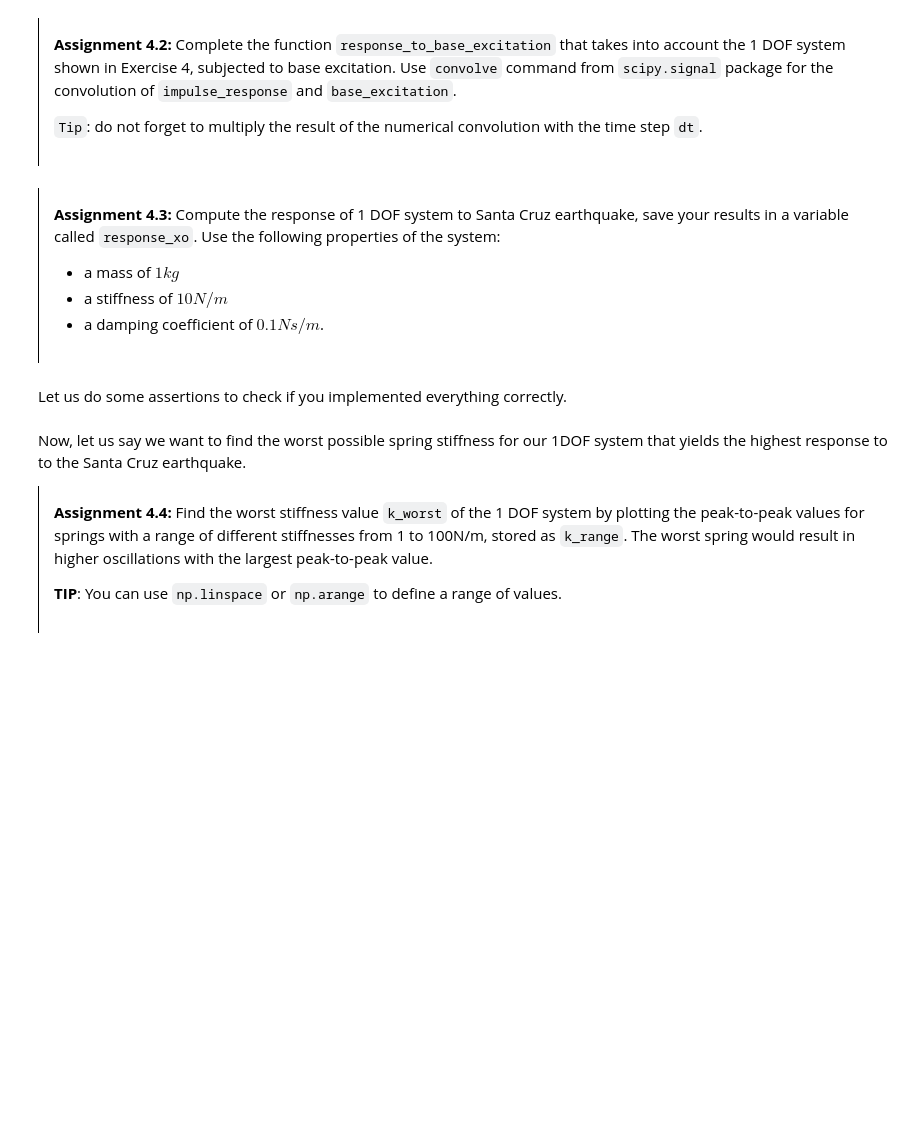
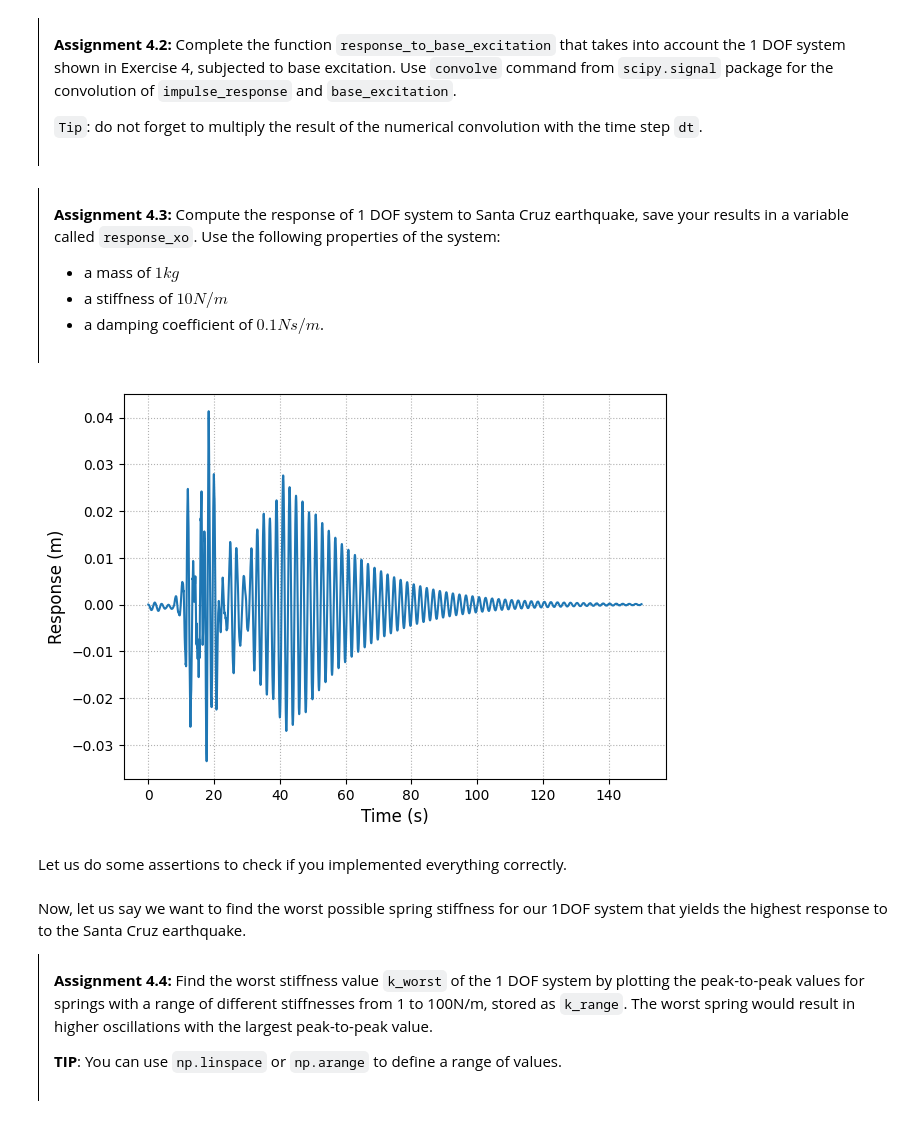
Before and after one commit to Hadain183/MV2627_Exercises, a Jupyter notebook: Session2_SDOF/session2.ipynb, the cells around one changed output. Saved outputs shown, nothing was run; the diff lists cells and outputs as text; code cells hidden in the pictures; blank space fills up the shorter version.

```diff
--- a/Session2_SDOF/session2.ipynb
+++ b/Session2_SDOF/session2.ipynb
@@ -221,10 +217,9 @@ Let us put the functions that you wrote in Exercise 1 to good use.  Consider a S
 <b>Assignment 2.1:</b> Calculate $\omega_n$, $\xi$ and $\omega_d$ for the system described above using the functions made in Exercise 1.
 # %%
 # YOUR CODE HERE
-raise NotImplementedError()
 
-w_n = calcW_n(m=m, k=k)
-xi = calcXi(m=m, c=c, k=k)
+w_n = calcW_n(1, 0.1)
+xi = calcXi(m=1, c=0.1, k=16)
 w_d = calcW_d(w_n, xi)
 
 conclusion = f'The system has a natural frequency of {w_n/2/np.pi:.3}Hz, a damping ratio of {xi*100}% and damped natural frequency of {w_d/2/np.pi:.3}Hz'
@@ -266,7 +263,7 @@ def impulse_response(m:float,c:float,k:float,t:np.ndarray):
     w_d= calcW_d(w_n, xi)
 
     # YOUR CODE HERE
-    raise NotImplementedError()
+    h = ( np.exp (-xi * w_n * t) * np.sin (w_d * t)) / (m * w_d)
     return h
 # %% [markdown]
 Validation, if the following cell runs without error you have successfully implemented `impulse_response`. To test the functions we will used some logical tests. Have a look at the tests below, do you understand their motivation?
@@ -380,7 +381,7 @@ def harmonic_force(f:float, t:float):
 
     """
     # YOUR CODE HERE
-    raise NotImplementedError()
+    force = np.sin(2*np.pi*f*t)
     return force
 # %% [markdown]
 Validation, if the following cell runs without error you have successfully implemented `harmonic_force`
@@ -628,7 +650,12 @@ def response_to_base_excitation(m:float,c:float,k:float,x_o_acc:np.ndarray,t:np.
     """
 
     # YOUR CODE HERE
-    raise NotImplementedError()
+
+    h = impulse_response(m=m, c=c, k=k, t=t)
+    f = - m * x_o_acc
+    dt = t[1] - t[0]
+    response = convolve(h,f, mode='full')*dt # Convolution of the force and the impulse response
+    # multiplying by dt to get the correct amplitude
 
     return response[:len(f)]
 # %% [markdown]
@@ -639,18 +666,21 @@ def response_to_base_excitation(m:float,c:float,k:float,x_o_acc:np.ndarray,t:np.
 - a stiffness of $10 N/m$
 - a damping coefficient of $0.1 Ns/m$.
 # %%
-t = None # time vector of Santa Cruz earthquake
-x_o_acc = None # acceleration of Santa Cruz earthquake
-response_xo = None # response to Santa Cruz earthquake
+t =  df['time (s)'] # time vector of Santa Cruz earthquake
+x_o_acc = df['acc (m/s2)'] # acceleration of Santa Cruz earthquake
+response_xo = response_to_base_excitation(1,0.1,10,x_o_acc,t)# response to Santa Cruz earthquake
 
 # YOUR CODE HERE
-raise NotImplementedError()
+
 
 fig, ax = plt.subplots(nrows=1,figsize=(7, 5))
 ax.plot(t, response_xo)
 ax.set_xlabel('Time (s)', fontsize=12)
 ax.set_ylabel('Response (m)', fontsize=12)
 ax.grid(which='both', linestyle=':')
+plt.show()
+# %% [output]
+[figure, added]
 # %% [markdown]
 Let us do some assertions to check if you implemented everything correctly.
 # %%
```
Also changed, not shown: parts of 21 cells of this notebook.
